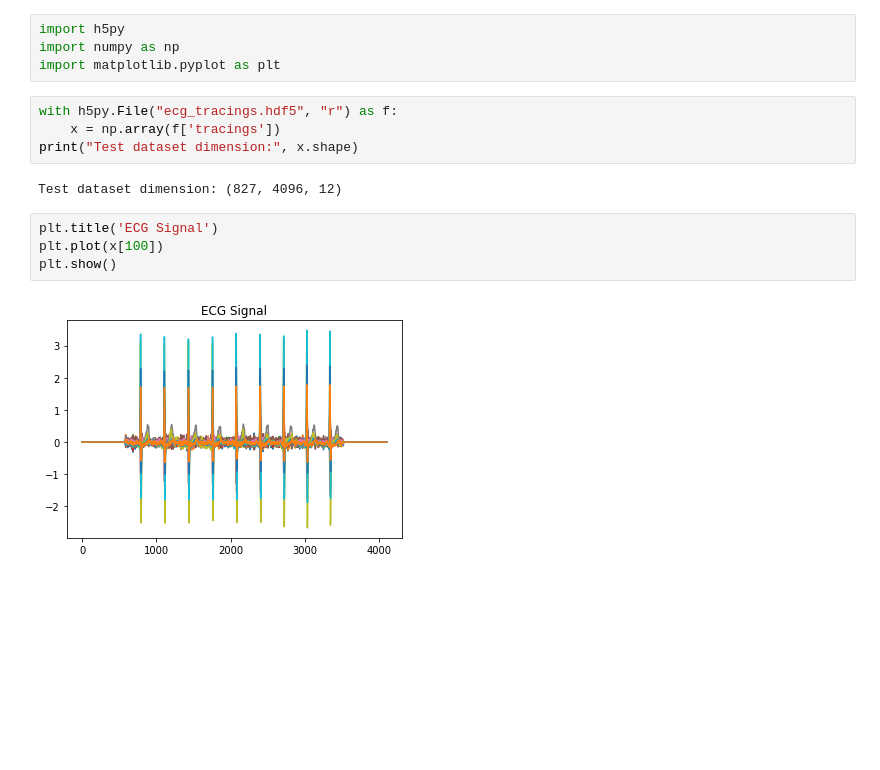
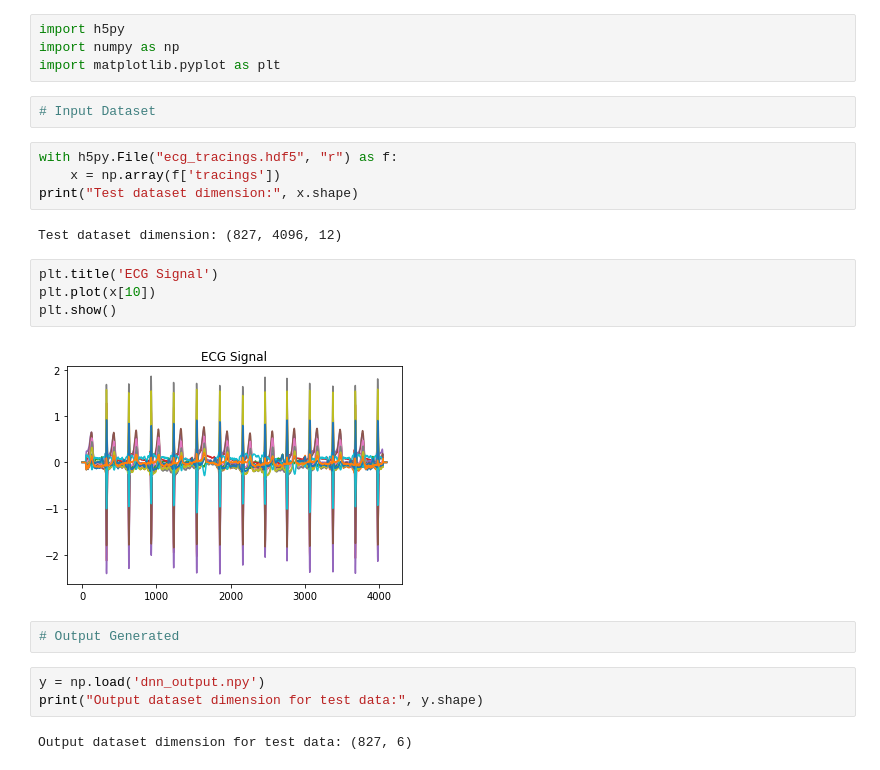
Before and after one commit to mdmamunhasan/automatic-ecg-diagnosis, a Jupyter notebook: data_explore.ipynb, the cells around one changed output. Saved outputs shown, nothing was run; the diff lists cells and outputs as text; blank space fills up the shorter version.

Commit message:
# Info - pip libs update with input data explore

```diff
--- a/data_explore.ipynb
+++ b/data_explore.ipynb
@@ -2,6 +2,8 @@
 import h5py
 import numpy as np
 import matplotlib.pyplot as plt
+# %%
+# Input Dataset
 # %%
 with h5py.File("ecg_tracings.hdf5", "r") as f:
     x = np.array(f['tracings'])
@@ -10,7 +12,14 @@ print("Test dataset dimension:", x.shape)
 Test dataset dimension: (827, 4096, 12)
 # %%
 plt.title('ECG Signal')
-plt.plot(x[100])
+plt.plot(x[10])
 plt.show()
 # %% [output]
-[figure, old version]
+[figure, new version]
+# %%
+# Output Generated
+# %%
+y = np.load('dnn_output.npy')
+print("Output dataset dimension for test data:", y.shape)
+# %% [output]
+Output dataset dimension for test data: (827, 6)
```
Also changed, not shown: parts of 2 cells of this notebook, 1 other file.
